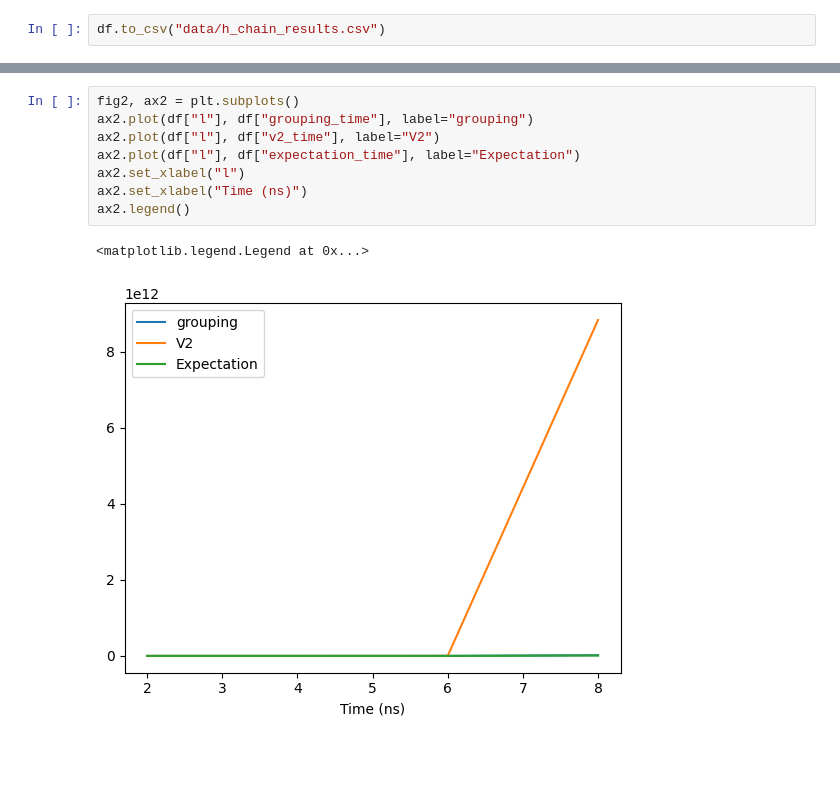
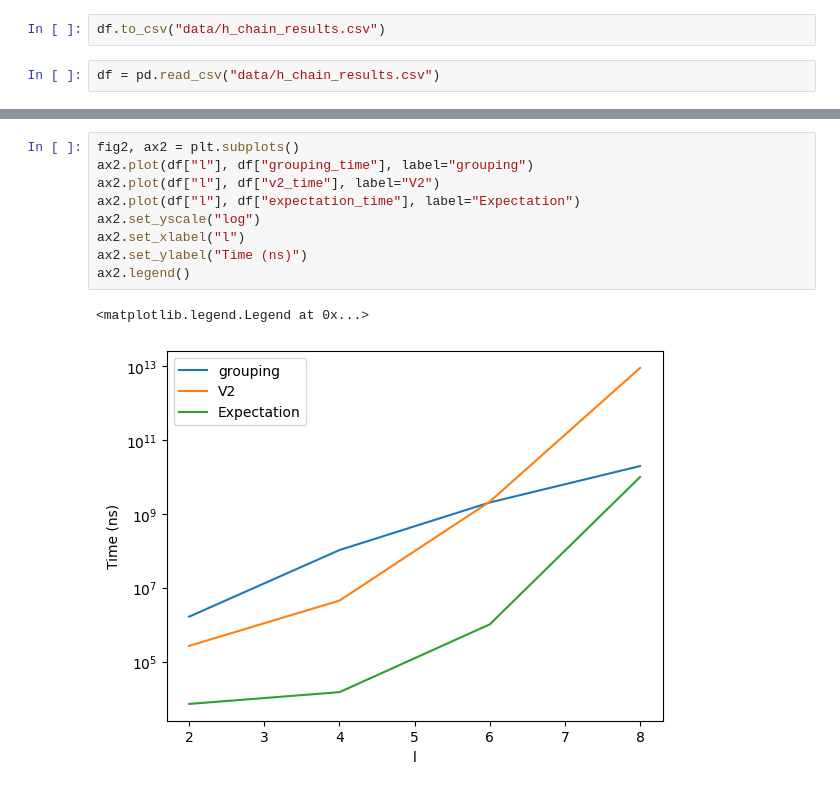
Before and after one commit to bdalfavero/qpe_resources, a Jupyter notebook: h_chains_sparse.ipynb, the cells around one changed output, grey strips where cells are left out. Drawn from its saved outputs; the diff is of its cells as text; blank space fills up the shorter version.

Commit message:
Updated plots to be neater.

```diff
--- a/h_chains_sparse.ipynb
+++ b/h_chains_sparse.ipynb
@@ -171,6 +171,8 @@ print(df.head())
 3      9.933373e+09  0.112812    1.0
 # %%
 df.to_csv("data/h_chain_results.csv")
+# %%
+df = pd.read_csv("data/h_chain_results.csv")
 # %%
 fig, ax = plt.subplots(2, 1, sharex=True)
 ax[0].plot(df["l"], df["steps"], '.')
@@ -184,11 +187,12 @@ Text(0.5, 0, 'l')
 # %%
 fig2, ax2 = plt.subplots()
 ax2.plot(df["l"], df["grouping_time"], label="grouping")
 ax2.plot(df["l"], df["v2_time"], label="V2")
 ax2.plot(df["l"], df["expectation_time"], label="Expectation")
+ax2.set_yscale("log")
 ax2.set_xlabel("l")
-ax2.set_xlabel("Time (ns)")
+ax2.set_ylabel("Time (ns)")
 ax2.legend()
 # %% [output]
 <matplotlib.legend.Legend at 0x...>
-[figure, old version]
+[figure, new version]
```
Also changed, not shown: parts of 1 cell of this notebook.
